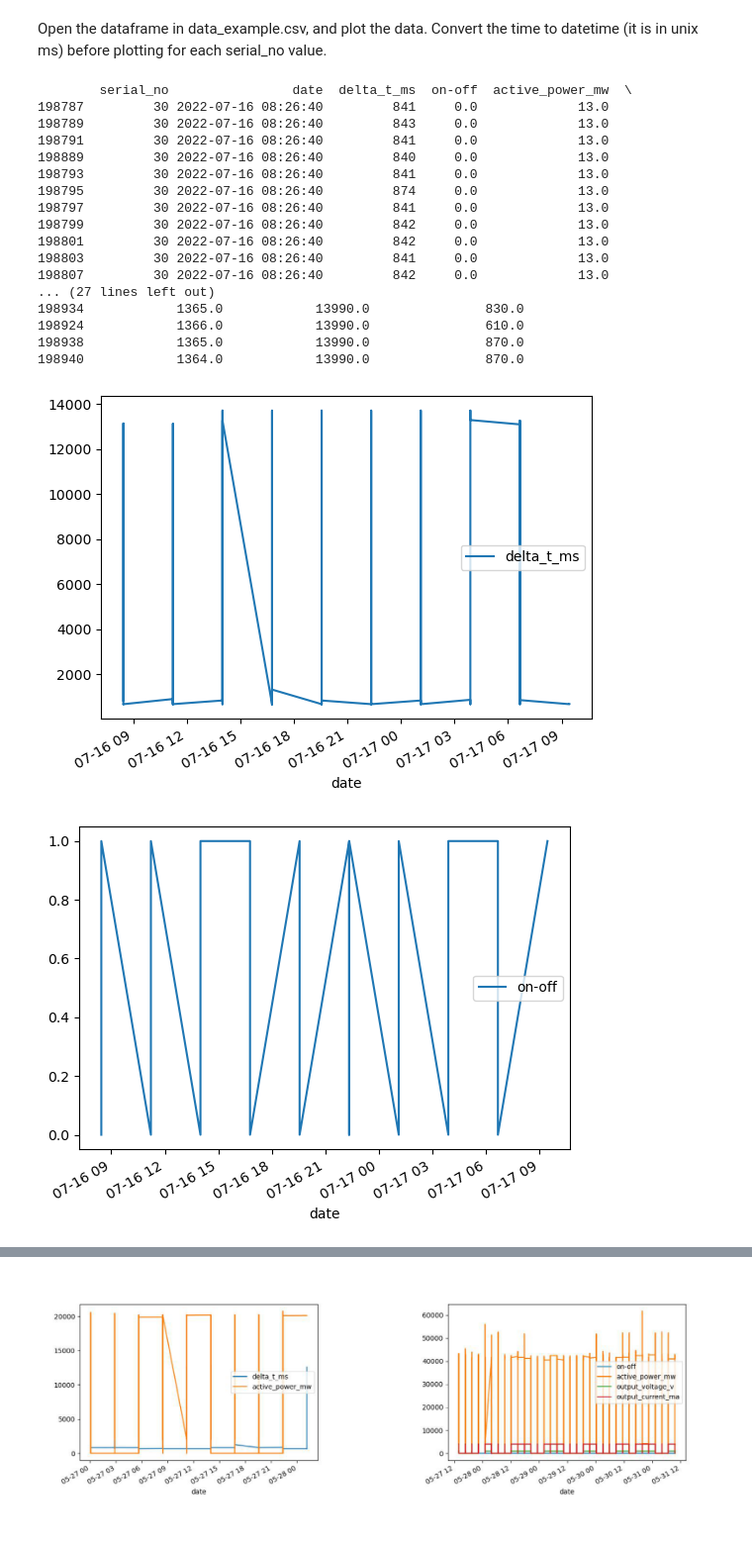
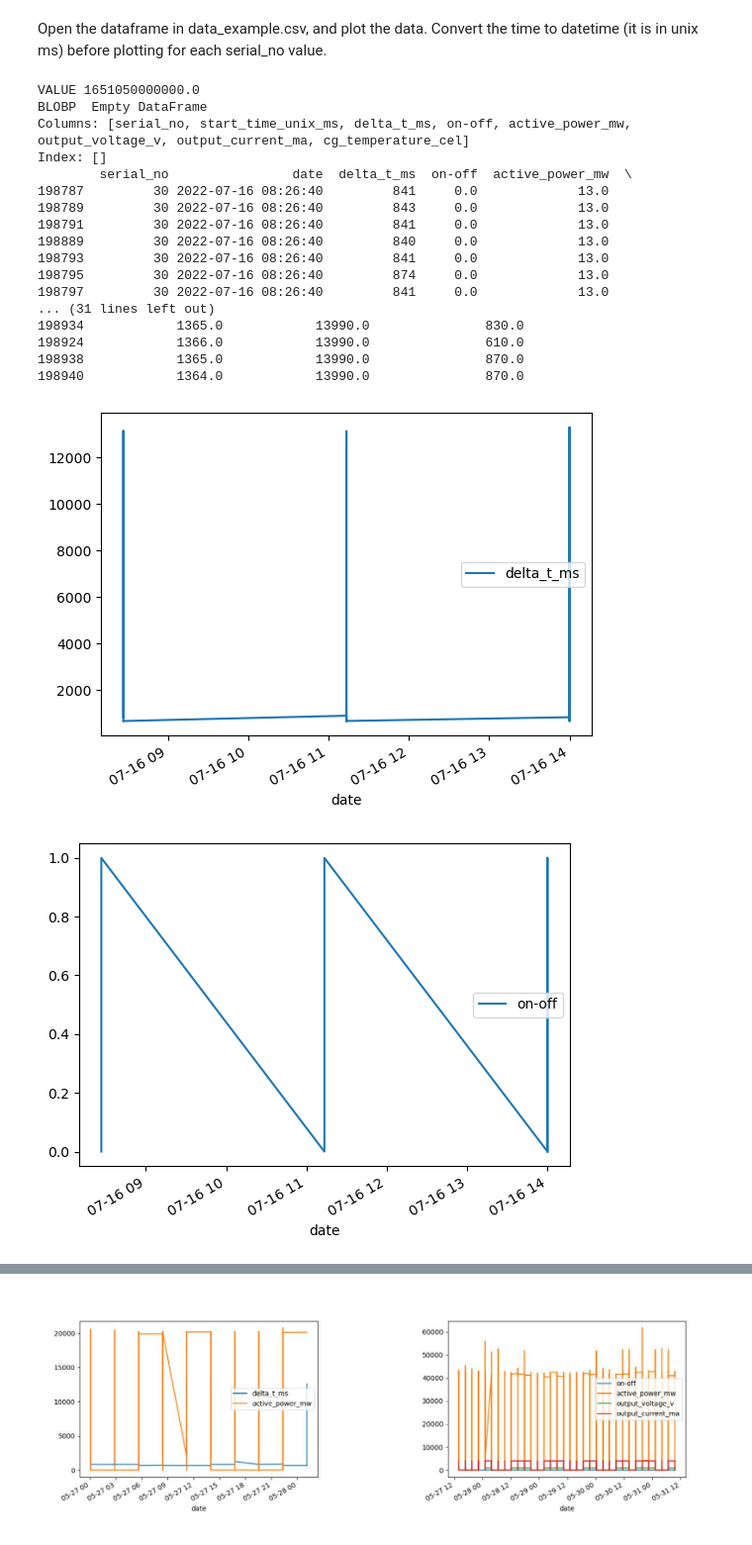
Before and after one commit to jcarter1028/v-research-interview, a Jupyter notebook: data_science/work.ipynb, the cells around one changed output, grey strips where cells are left out. Shown at 99% size. Drawn from its saved outputs; the diff is of its cells as text; code cells hidden in the pictures.

```diff
--- a/data_science/work.ipynb
+++ b/data_science/work.ipynb
@@ -26,7 +29,6 @@ df = pd.read_csv('data.csv')
 # Dropping first two columns - is there an issue with the data?
 df.drop(['Column1', 'Unnamed: 0'], axis=1, inplace=True)
 df.drop_duplicates(inplace=True)
-
 
 # convert timestamps
 df['start_time_unix_ms'] = pd.to_datetime(df['start_time_unix_ms'], unit='ms')
@@ -43,7 +45,7 @@ df_30 = df[df['serial_no'] == 30]
 df_227 = df[df['serial_no'] == 227]
 
 #printmd("## Sample results for serial_no 30")
-sample_30 = df_30.iloc[65000:66000]
+sample_30 = df_30.iloc[65000:65200]
 
 print(sample_30.head(20))
 #sample_30.to_csv('sample_30_65-66.csv')
@@ -111,7 +113,7 @@ plt.close()  # prevents figure from being displayed when code cell is executed
 
 #printmd("## Sample results for serial_no 227")
 
-sample_227 = df_227.iloc[20000:23000]
+sample_227 = df_227.iloc[20000:20020]
 
 #sample_227.plot(x="date", y="on-off")
 #sample_227.plot(x="date", y="delta_t_ms")
@@ -119,37 +121,37 @@ sample_227 = df_227.iloc[20000:23000]
 #sample_227.plot(x="date", y="output_voltage_v")
 #sample_227.plot(x="date", y="output_current_ma")
 #sample_227.plot(x="date", y="cg_temperature_cel")
 
 
 sample_227.plot(x="date", y=[
 
     "on-off",
     #"delta_t_ms",
     "active_power_mw",
     "output_voltage_v",
     "output_current_ma",
     #"cg_temperature_cel"
 ])
 #plt.show()
 plt.savefig('sample_227.jpg')
 plt.close()  # prevents figure from being displayed when code cell is executed
 # %% [output]
+VALUE 1651050000000.0
+BLOBP  Empty DataFrame
+Columns: [serial_no, start_time_unix_ms, delta_t_ms, on-off, active_power_mw, output_voltage_v, output_current_ma, cg_temperature_cel]
+Index: []
         serial_no                date  delta_t_ms  on-off  active_power_mw  \
 198787         30 2022-07-16 08:26:40         841     0.0             13.0
 198789         30 2022-07-16 08:26:40         843     0.0             13.0
 198791         30 2022-07-16 08:26:40         841     0.0             13.0
 198889         30 2022-07-16 08:26:40         840     0.0             13.0
 198793         30 2022-07-16 08:26:40         841     0.0             13.0
 198795         30 2022-07-16 08:26:40         874     0.0             13.0
 198797         30 2022-07-16 08:26:40         841     0.0             13.0
-198799         30 2022-07-16 08:26:40         842     0.0             13.0
-198801         30 2022-07-16 08:26:40         842     0.0             13.0
-198803         30 2022-07-16 08:26:40         841     0.0             13.0
-198807         30 2022-07-16 08:26:40         842     0.0             13.0
-... (27 lines left out)
+... (31 lines left out)
 198934            1365.0            13990.0               830.0
 198924            1366.0            13990.0               610.0
 198938            1365.0            13990.0               870.0
 198940            1364.0            13990.0               870.0
-[figure, old version]
+[figure, new version]
-[figure, old version]
+[figure, new version]
```
Also changed, not shown: parts of 3 cells of this notebook, 3 other files.
